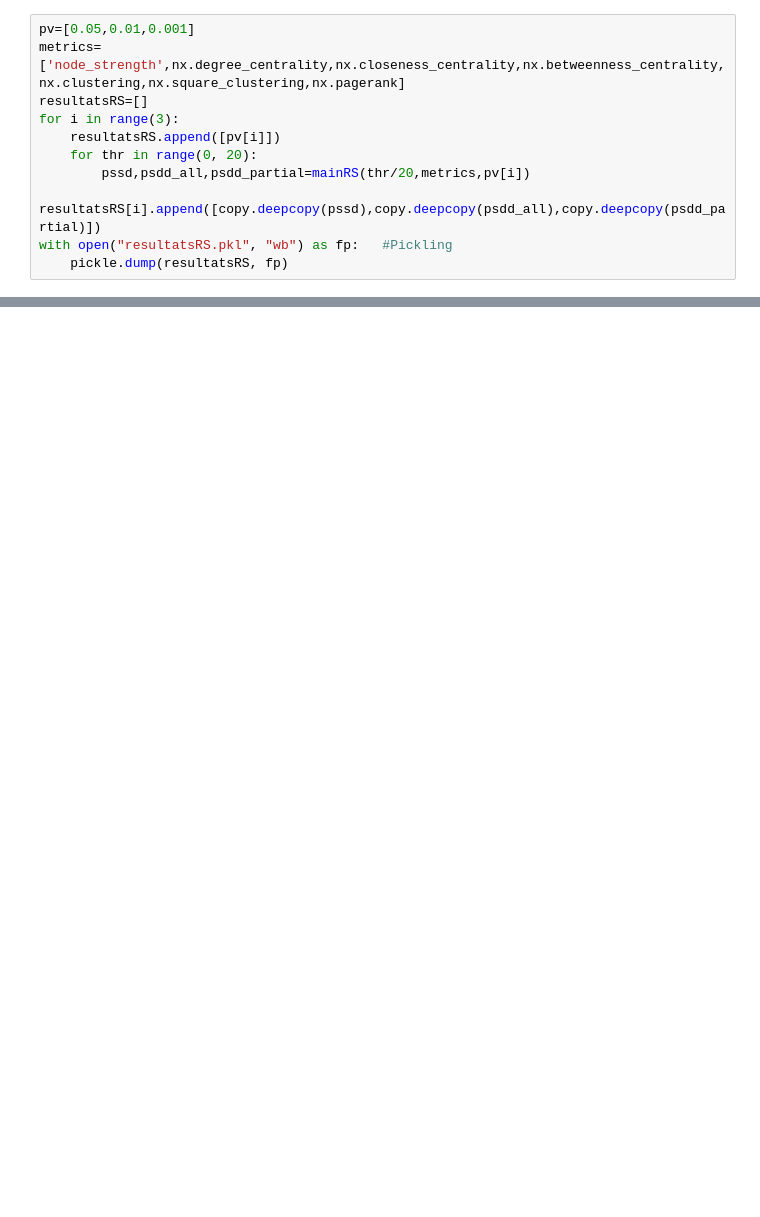
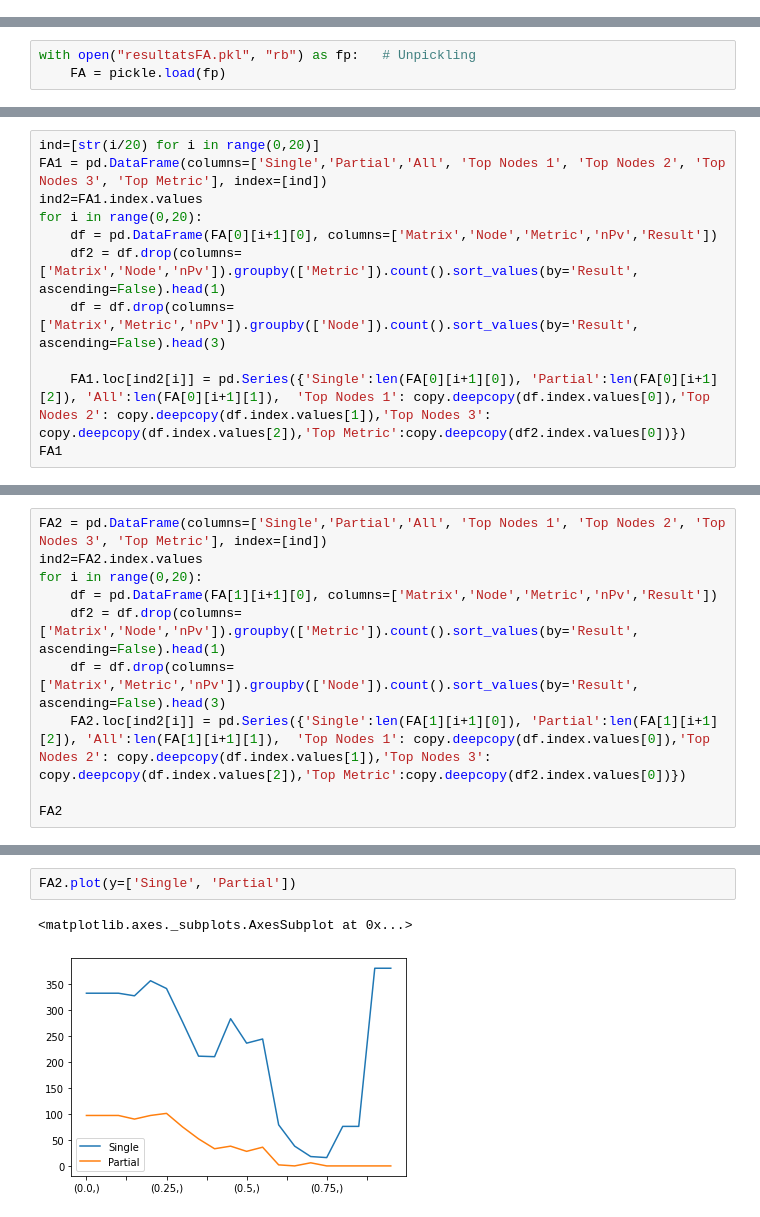
Before and after one commit to xavierRodo/TFGMalaltiesNeurodegeneratives, a Jupyter notebook: ExecucióMetriquesThreshold.ipynb, the cells around one changed output, grey strips where cells are left out. Cells and saved outputs as stored; diff of their text form; blank space fills up the shorter version.

```diff
--- a/ExecucióMetriquesThreshold.ipynb
+++ b/ExecucióMetriquesThreshold.ipynb
@@ -380,11 +0,0 @@ node_strength
-# %%
-pv=[0.05,0.01,0.001]
-metrics=['node_strength',nx.degree_centrality,nx.closeness_centrality,nx.betweenness_centrality,nx.clustering,nx.square_clustering,nx.pagerank]
-resultatsRS=[]
-for i in range(3):
-    resultatsRS.append([pv[i]])
-    for thr in range(0, 20):
-        pssd,psdd_all,psdd_partial=mainRS(thr/20,metrics,pv[i])
-        resultatsRS[i].append([copy.deepcopy(pssd),copy.deepcopy(psdd_all),copy.deepcopy(psdd_partial)])
-with open("resultatsRS.pkl", "wb") as fp:   #Pickling
-    pickle.dump(resultatsRS, fp)
@@ -411,0 +30,3 @@ node_strength
+# %%
+with open("resultatsFA.pkl", "rb") as fp:   # Unpickling
+    FA = pickle.load(fp)
@@ -411,0 +63,11 @@ node_strength
+# %%
+ind=[str(i/20) for i in range(0,20)]
+FA1 = pd.DataFrame(columns=['Single','Partial','All', 'Top Nodes 1', 'Top Nodes 2', 'Top Nodes 3', 'Top Metric'], index=[ind])
+ind2=FA1.index.values
+for i in range(0,20):
+    df = pd.DataFrame(FA[0][i+1][0], columns=['Matrix','Node','Metric','nPv','Result'])
+    df2 = df.drop(columns=['Matrix','Node','nPv']).groupby(['Metric']).count().sort_values(by='Result', ascending=False).head(1)
+    df = df.drop(columns=['Matrix','Metric','nPv']).groupby(['Node']).count().sort_values(by='Result', ascending=False).head(3)
+
+    FA1.loc[ind2[i]] = pd.Series({'Single':len(FA[0][i+1][0]), 'Partial':len(FA[0][i+1][2]), 'All':len(FA[0][i+1][1]),  'Top Nodes 1': copy.deepcopy(df.index.values[0]),'Top Nodes 2': copy.deepcopy(df.index.values[1]),'Top Nodes 3': copy.deepcopy(df.index.values[2]),'Top Metric':copy.deepcopy(df2.index.values[0])})
+FA1
@@ -411,0 +99,10 @@ node_strength
+# %%
+FA2 = pd.DataFrame(columns=['Single','Partial','All', 'Top Nodes 1', 'Top Nodes 2', 'Top Nodes 3', 'Top Metric'], index=[ind])
+ind2=FA2.index.values
+for i in range(0,20):
+    df = pd.DataFrame(FA[1][i+1][0], columns=['Matrix','Node','Metric','nPv','Result'])
+    df2 = df.drop(columns=['Matrix','Node','nPv']).groupby(['Metric']).count().sort_values(by='Result', ascending=False).head(1)
+    df = df.drop(columns=['Matrix','Metric','nPv']).groupby(['Node']).count().sort_values(by='Result', ascending=False).head(3)
+    FA2.loc[ind2[i]] = pd.Series({'Single':len(FA[1][i+1][0]), 'Partial':len(FA[1][i+1][2]), 'All':len(FA[1][i+1][1]),  'Top Nodes 1': copy.deepcopy(df.index.values[0]),'Top Nodes 2': copy.deepcopy(df.index.values[1]),'Top Nodes 3': copy.deepcopy(df.index.values[2]),'Top Metric':copy.deepcopy(df2.index.values[0])})
+
+FA2
@@ -411,0 +127,5 @@ node_strength
+# %%
+FA2.plot(y=['Single', 'Partial'])
+# %% [output]
+<matplotlib.axes._subplots.AxesSubplot at 0x...>
+[figure, added]
```
Also changed, not shown: parts of 51 cells of this notebook.
